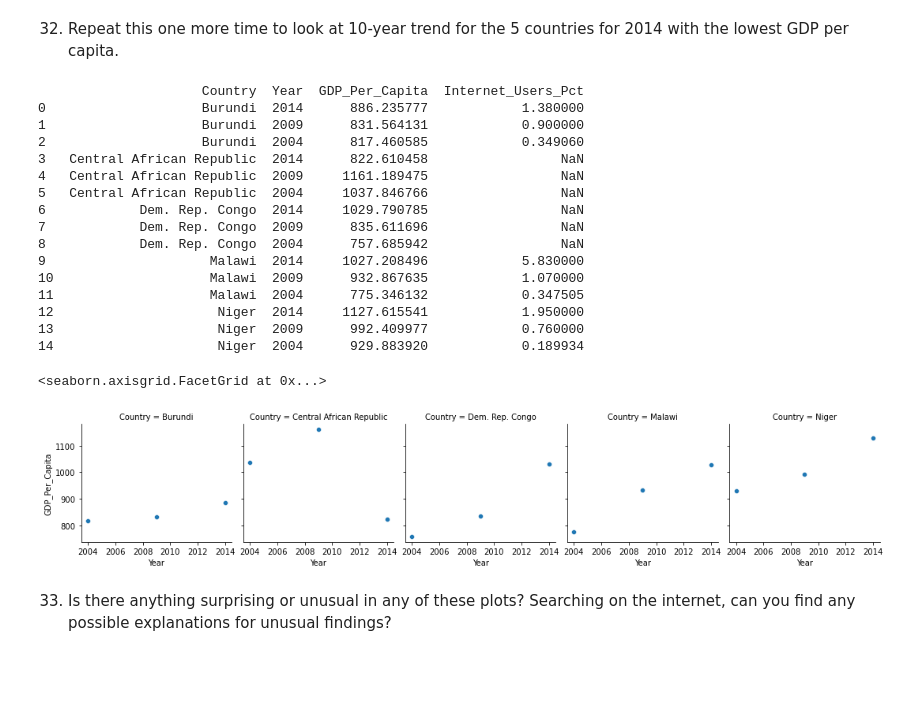
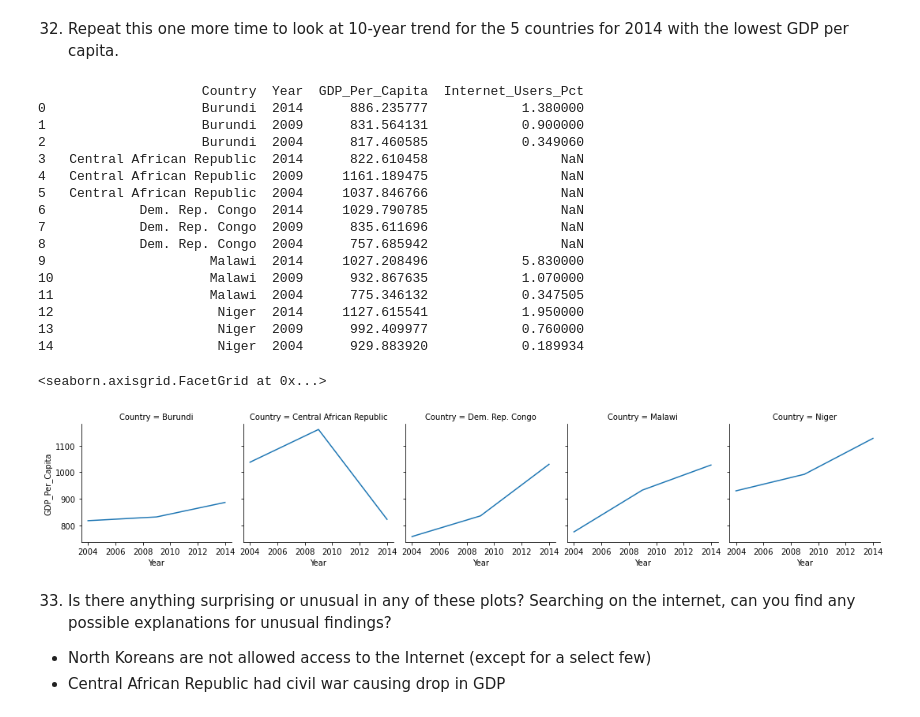
Before and after one commit to NSS-Data-Analytics-Cohort-7/gdp-and-internet-usage-PrestonSpencer, a Jupyter notebook: Notebooks/gdp_internet_project.ipynb, the cells around one changed output. Drawn from its saved outputs; the diff is of its cells as text; code cells hidden in the pictures; blank space fills up the shorter version.

```diff
--- a/Notebooks/gdp_internet_project.ipynb
+++ b/Notebooks/gdp_internet_project.ipynb
@@ -455,27 +457,30 @@ fg_gdp_max.map(sns.scatterplot, "Year", "GDP_Per_Capita")
 # %%
 gdp_low_5 = df_2014.nsmallest(n=5, columns=["GDP_Per_Capita"]).drop(columns=["Year", "GDP_Per_Capita", "Internet_Users_Pct"])
 bottom_5_gdp = pd.merge(years_3, gdp_low_5, on=["Country"])
 print(bottom_5_gdp)
 fg_gdp_min = sns.FacetGrid(bottom_5_gdp, col="Country")
-fg_gdp_min.map(sns.scatterplot, "Year", "GDP_Per_Capita")
+fg_gdp_min.map(sns.lineplot, "Year", "GDP_Per_Capita")
 # %% [output]
                      Country  Year  GDP_Per_Capita  Internet_Users_Pct
 0                    Burundi  2014      886.235777            1.380000
 1                    Burundi  2009      831.564131            0.900000
 2                    Burundi  2004      817.460585            0.349060
 3   Central African Republic  2014      822.610458                 NaN
 4   Central African Republic  2009     1161.189475                 NaN
 5   Central African Republic  2004     1037.846766                 NaN
 6            Dem. Rep. Congo  2014     1029.790785                 NaN
 7            Dem. Rep. Congo  2009      835.611696                 NaN
 8            Dem. Rep. Congo  2004      757.685942                 NaN
 9                     Malawi  2014     1027.208496            5.830000
 10                    Malawi  2009      932.867635            1.070000
 11                    Malawi  2004      775.346132            0.347505
 12                     Niger  2014     1127.615541            1.950000
 13                     Niger  2009      992.409977            0.760000
 14                     Niger  2004      929.883920            0.189934
 <seaborn.axisgrid.FacetGrid at 0x...>
-[figure, old version]
+[figure, new version]
 # %% [markdown]
 33. Is there anything surprising or unusual in any of these plots? Searching on the internet, can you find any possible explanations for unusual findings?
+
+- North Koreans are not allowed access to the Internet (except for a select few)
+- Central African Republic had civil war causing drop in GDP
```
Also changed, not shown: parts of 4 cells of this notebook.
